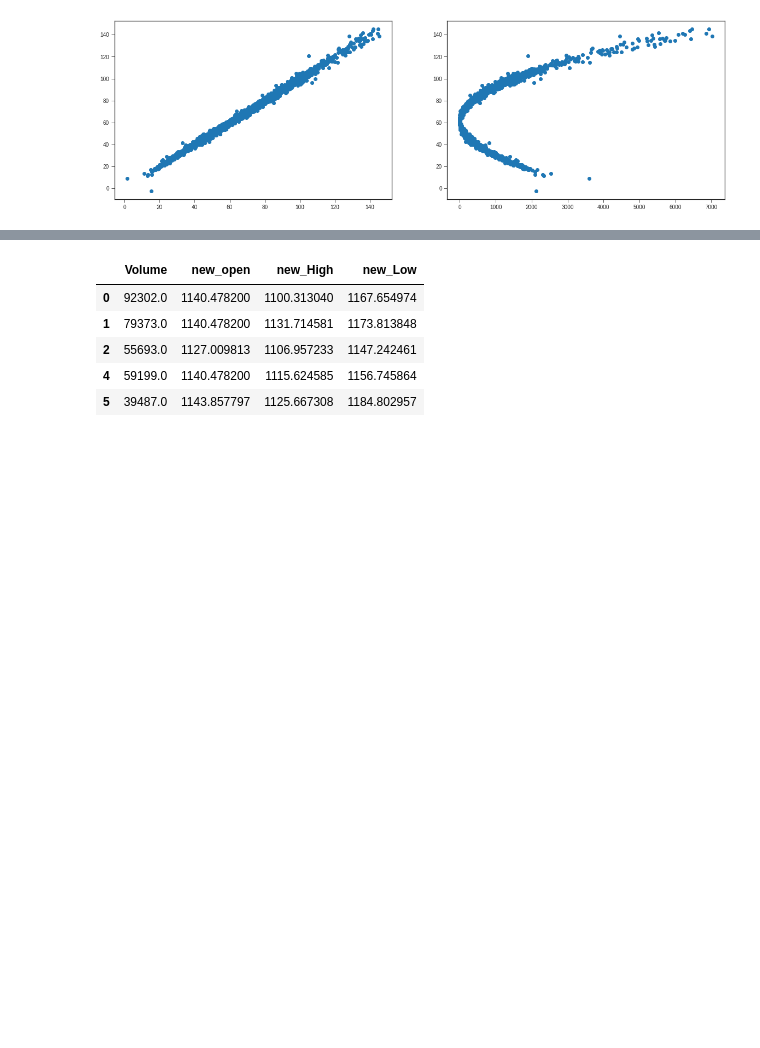
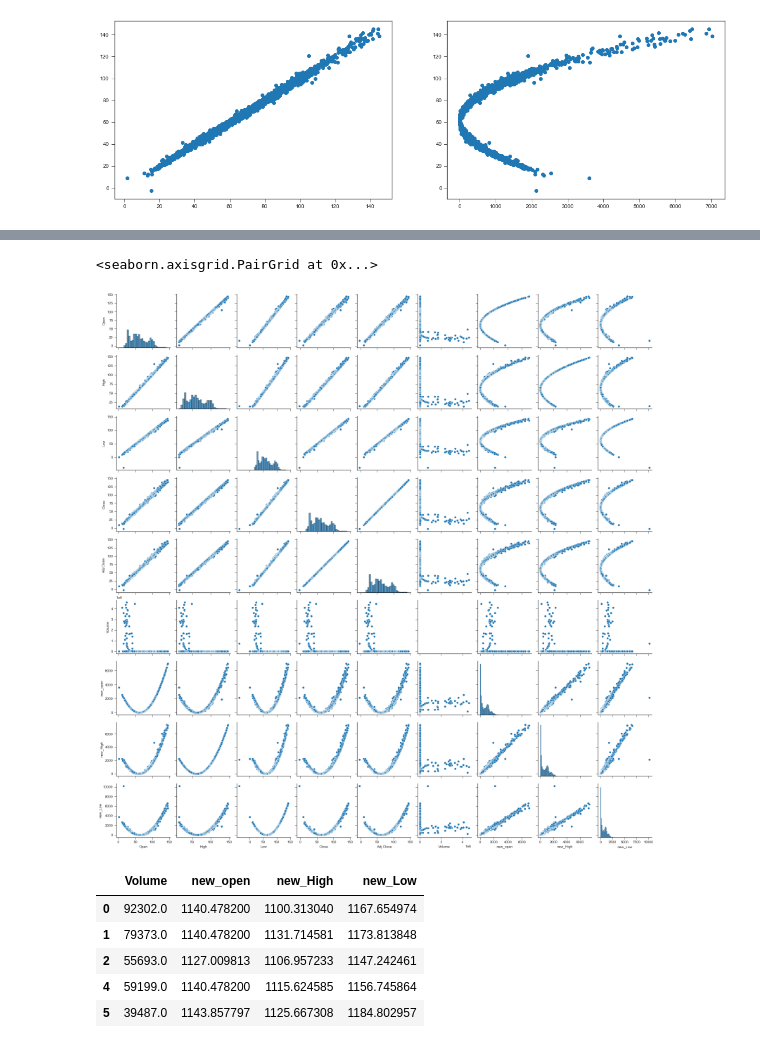
Before and after one commit to rushikeshadhav/Error-4040, a Jupyter notebook: newhacksp.ipynb, the cells around one changed output, grey strips where cells are left out. Drawn from its saved outputs; the diff is of its cells as text; code cells hidden in the pictures; blank space fills up the shorter version.

```diff
--- a/newhacksp.ipynb
+++ b/newhacksp.ipynb
@@ -459,4 +461,9 @@ data_missing["new_open"].plot(figsize = (17,5))
 [figure]
+# %%
+sns.pairplot(data_missing)
+# %% [output]
+<seaborn.axisgrid.PairGrid at 0x...>
+[figure, added]
 # %%
 X = data_missing.drop(["Close","Open","Date","Adj Close","High","Low"],axis=1)
 y  = data_missing["Close"]
```
Also changed, not shown: parts of 38 cells of this notebook.
